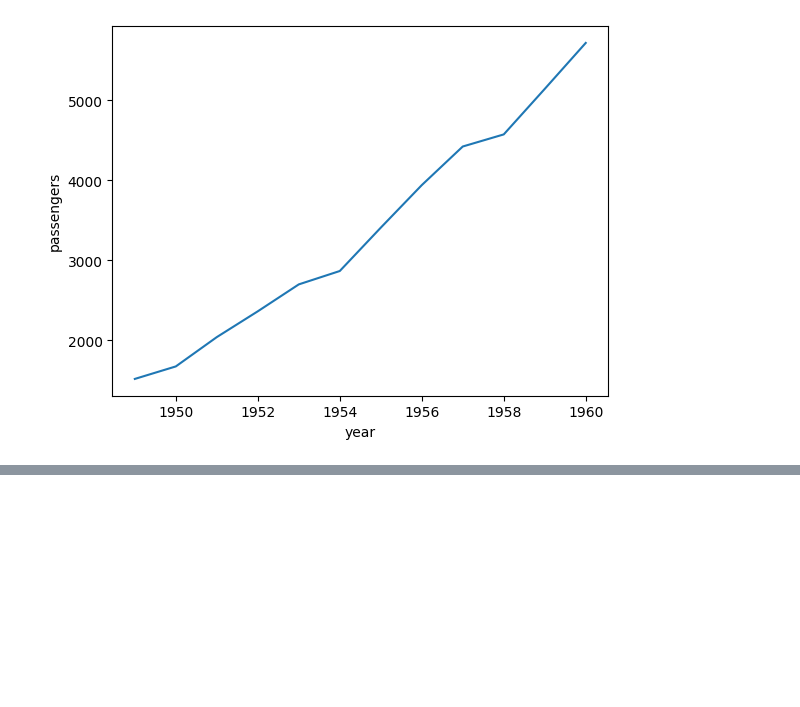
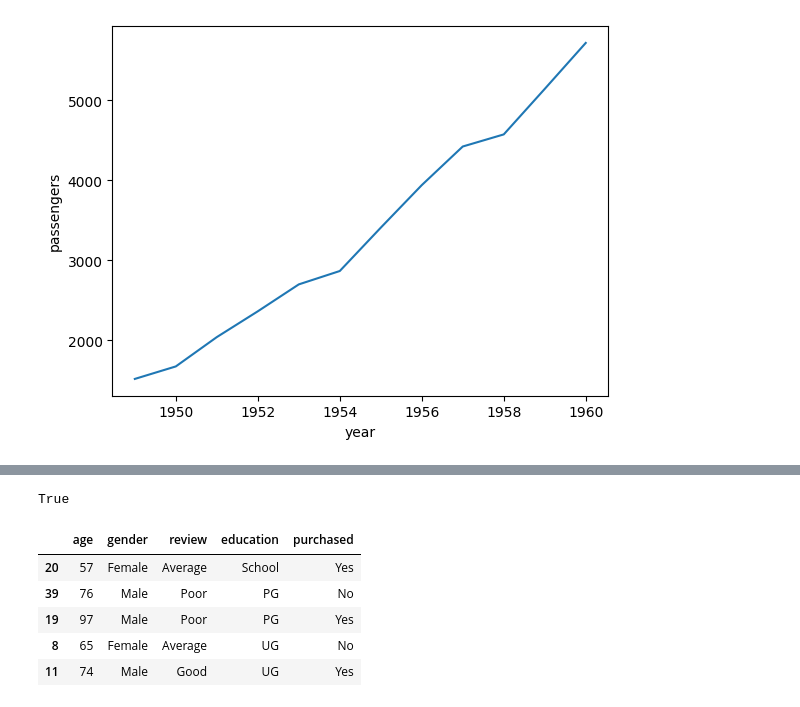
Before and after one commit to Prince-techh/ML_learning, a Jupyter notebook: EDA_using_Bivariate.ipynb, the cells around one changed output, grey strips where cells are left out. Saved outputs shown, nothing was run; the diff lists cells and outputs as text; code cells hidden in the pictures; blank space fills up the shorter version.

```diff
--- a/EDA_using_Bivariate.ipynb
+++ b/EDA_using_Bivariate.ipynb
@@ -157,0 +206,15 @@ sns.lineplot(new,x='year',y='passengers')
+# %%
+import os
+os.path.exists("output.html")
+# %% [output]
+True
+# %%
+df = pd.read_csv("/content/customer.csv")
+df.sample(5 )
+# %% [output]
+|  | age | gender | review | education | purchased |
+| 20 | 57 | Female | Average | School | Yes |
+| 39 | 76 | Male | Poor | PG | No |
+| 19 | 97 | Male | Poor | PG | Yes |
+| 8 | 65 | Female | Average | UG | No |
+| 11 | 74 | Male | Good | UG | Yes |
```
Also changed, not shown: parts of 21 cells of this notebook.
